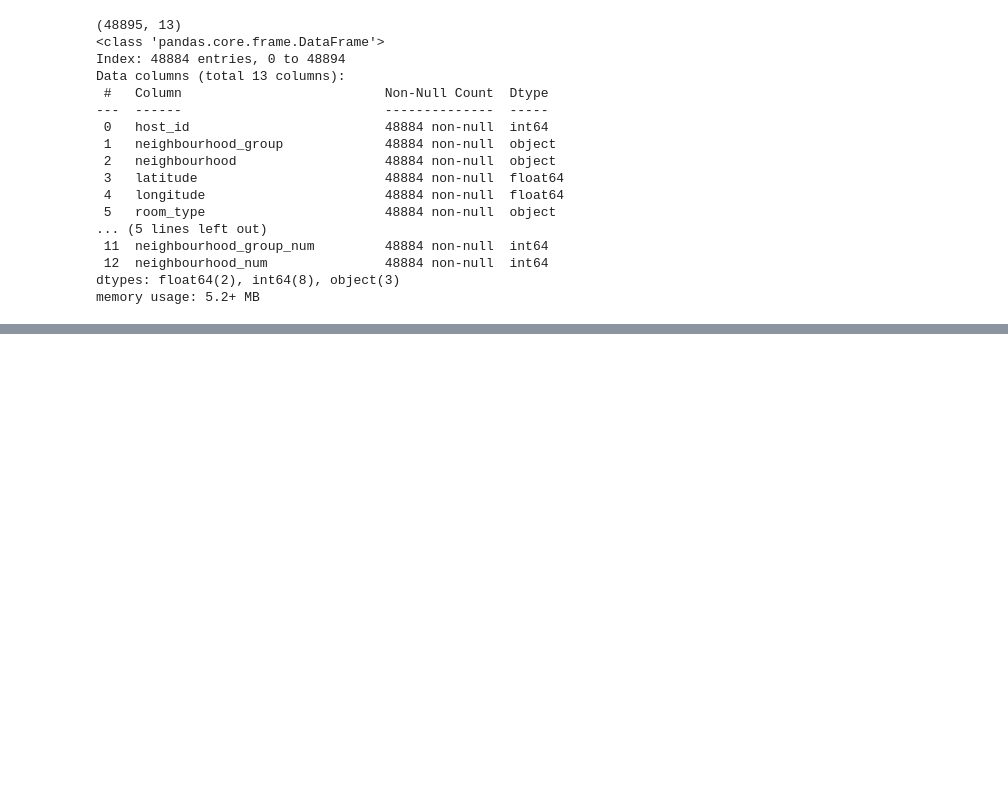
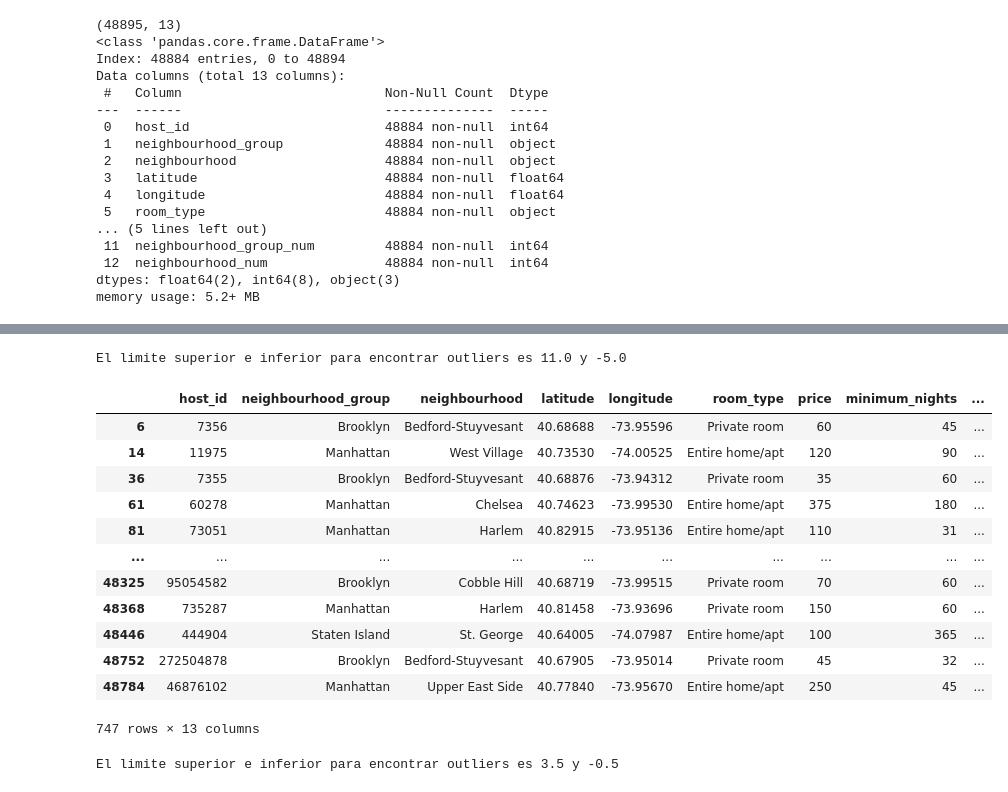
Before and after one commit to Fergo20011/machine-learning-python-template, a Jupyter notebook: src/explore.ipynb, the cells around one changed output, grey strips where cells are left out. Drawn from its saved outputs; the diff is of its cells as text; code cells hidden in the pictures; blank space fills up the shorter version.

```diff
--- a/src/explore.ipynb
+++ b/src/explore.ipynb
@@ -235,0 +249,27 @@ memory usage: 5.2+ MB
+# %%
+def limites_superior_inferior(stats_df):
+    iqr = stats_df['75%']- stats_df['25%']
+    limite_superior = stats_df['75%'] + 1.5*iqr
+    limite_inferior = stats_df['25%'] - 1.5*iqr
+    return limite_superior, limite_inferior
+
+limite_superior, limite_inferior = limites_superior_inferior(night_stats)
+print(f'El limite superior e inferior para encontrar outliers es {round(limite_superior,2)} y {round(limite_inferior,2)}')
+# %% [output]
+El limite superior e inferior para encontrar outliers es 11.0 y -5.0
+# %%
+df[df['minimum_nights']>30]
+# %% [output]
+|  | host_id | neighbourhood_group | neighbourhood | latitude | longitude | room_type | price | minimum_nights | ... |
+| 6 | 7356 | Brooklyn | Bedford-Stuyvesant | 40.68688 | -73.95596 | Private room | 60 | 45 | ... |
+| 14 | 11975 | Manhattan | West Village | 40.73530 | -74.00525 | Entire home/apt | 120 | 90 | ... |
+| 36 | 7355 | Brooklyn | Bedford-Stuyvesant | 40.68876 | -73.94312 | Private room | 35 | 60 | ... |
+| 61 | 60278 | Manhattan | Chelsea | 40.74623 | -73.99530 | Entire home/apt | 375 | 180 | ... |
+| 81 | 73051 | Manhattan | Harlem | 40.82915 | -73.95136 | Entire home/apt | 110 | 31 | ... |
+| ... | ... | ... | ... | ... | ... | ... | ... | ... | ... |
+| 48325 | 95054582 | Brooklyn | Cobble Hill | 40.68719 | -73.99515 | Private room | 70 | 60 | ... |
+| 48368 | 735287 | Manhattan | Harlem | 40.81458 | -73.93696 | Private room | 150 | 60 | ... |
+| 48446 | 444904 | Staten Island | St. George | 40.64005 | -74.07987 | Entire home/apt | 100 | 365 | ... |
+| 48752 | 272504878 | Brooklyn | Bedford-Stuyvesant | 40.67905 | -73.95014 | Private room | 45 | 32 | ... |
+| 48784 | 46876102 | Manhattan | Upper East Side | 40.77840 | -73.95670 | Entire home/apt | 250 | 45 | ... |
+747 rows × 13 columns
@@ -235,0 +278,6 @@ memory usage: 5.2+ MB
+# %%
+host_list_stats = df['calculated_host_listings_count'].describe()
+limite_superior, limite_inferior = limites_superior_inferior(host_list_stats)
+print(f'El limite superior e inferior para encontrar outliers es {round(limite_superior,2)} y {round(limite_inferior,2)}')
+# %% [output]
+El limite superior e inferior para encontrar outliers es 3.5 y -0.5
```
Also changed, not shown: parts of 9 cells of this notebook, 2 other files.
